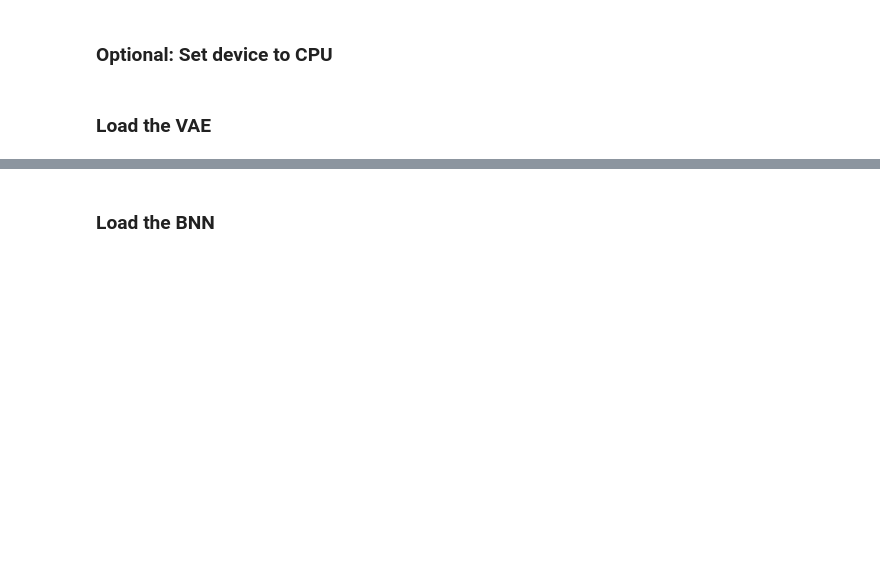
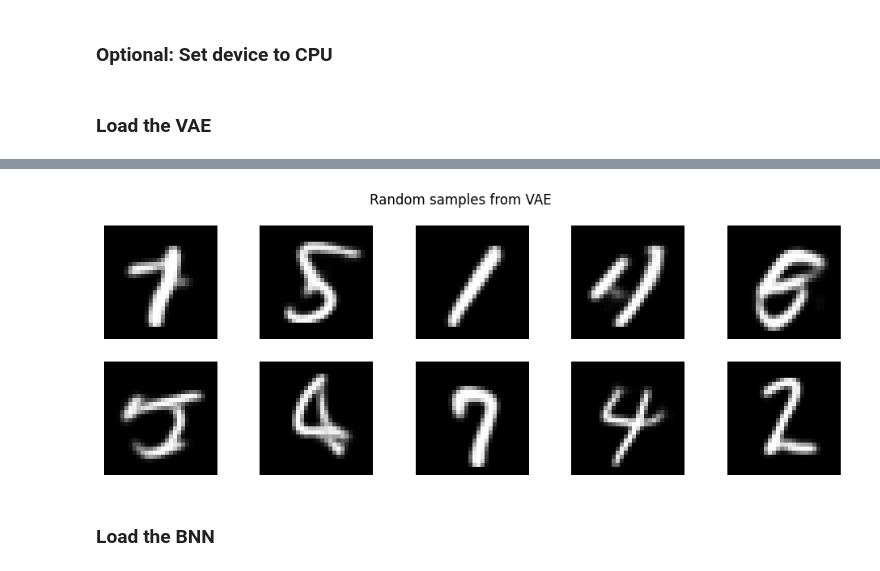
Before and after one commit to confinlay/Bayesian-CE, a Jupyter notebook: my-experiments/test-CLUE.ipynb, the cells around one changed output, grey strips where cells are left out. Cells and saved outputs as stored; diff of their text form; code cells hidden in the pictures; blank space fills up the shorter version.

```diff
--- a/my-experiments/test-CLUE.ipynb
+++ b/my-experiments/test-CLUE.ipynb
@@ -93,3 +93,25 @@ Loading model to device: cuda
+# %%
+# Generate some random samples from the prior
+z_sample = torch.randn(10, latent_dim, device=VAE.device)  # Create tensor on correct device
+
+# Generate images from the random latent vectors
+with torch.no_grad():
+    x_rec = VAE.model.decode(z_sample)
+    x_rec = torch.sigmoid(x_rec) # Apply sigmoid since using bernoulli VAE
+
+# Plot the generated images
+import matplotlib.pyplot as plt
+
+plt.figure(figsize=(12,4))
+for i in range(10):
+    plt.subplot(2,5,i+1)
+    # Move tensor to CPU before plotting
+    plt.imshow(x_rec[i].detach().cpu().reshape(28,28), cmap='gray')
+    plt.axis('off')
+plt.suptitle('Random samples from VAE')
+plt.show()
+# %% [output]
+[figure, added]
 # %% [markdown]
 ### Load the BNN
 # %% [markdown]
```
Also changed, not shown: parts of 7 cells of this notebook.
